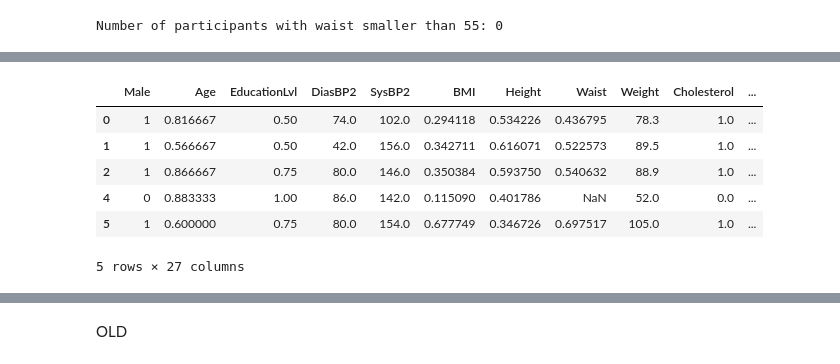
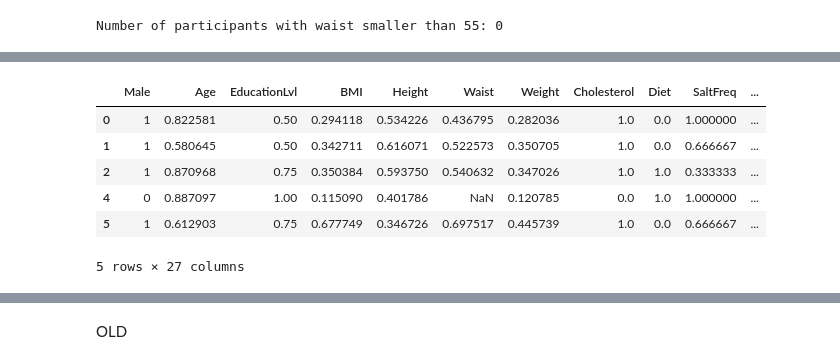
Before and after one commit to samcohen1/HypertensionML, a Jupyter notebook: hypertension_predictor.ipynb, the cells around one changed output, grey strips where cells are left out. Drawn from its saved outputs; the diff is of its cells as text; code cells hidden in the pictures.

```diff
--- a/hypertension_predictor.ipynb
+++ b/hypertension_predictor.ipynb
@@ -420,7 +414,7 @@ For example, when doing 'df[col].method(value, inplace=True)', try using 'df.met
   merged_df['Smoker'].fillna(0, inplace=True)
 # %%
 # Remove rows that do not contain either DiasBP1 and SysBP1 or DiasBP2 and SysBP2
-condition = ((merged_df['DiasBP1'].isnull()) | (merged_df['SysBP1'].isnull())) & ((merged_df['DiasBP2'].isnull()) | (merged_df['SysBP2'].isnull()))
+condition = ((merged_df['DiasBP1'].isnull()) | (merged_df['SysBP1'].isnull())) & ((merged_df['DiasBP2'].isnull()) | (merged_df['SysBP2'].isnull()) & (merged_df['DiasBP3'].isnull()) | (merged_df['SysBP3'].isnull()))
 merged_df = merged_df.drop(merged_df[condition].index)
 # %%
 merged_df.isnull().sum()
@@ -562,0 +519,19 @@ print(merged_df.loc[condition, bp_related_columns])
+# %%
+condition = (
+    (merged_df['AvgSysBP'] > 180) |
+    (merged_df['AvgDiasBP'] > 100)
+)
+
+# Drop the rows where the condition is True
+merged_df = merged_df[~condition]
+# %%
+#May be removed
+condition = (
+    (merged_df['AvgSysBP'] < 80) |
+    (merged_df['AvgDiasBP'] < 45)
+)
+
+# Selecting blood pressure related columns to display
+# Drop the rows where the condition is True
+print(merged_df[condition])
+merged_df = merged_df[~condition]
@@ -569,7 +562,7 @@ scaler = MinMaxScaler()
 # Select numeric columns to normalize
 numeric_columns = merged_df.select_dtypes(include=['float64', 'int64']).columns
 
-features_to_normalise = ['Age', 'BMI', 'Height', 'Waist']
+features_to_normalise = ['Age', 'BMI', 'Height', 'Waist', 'Weight']
 
 # Fit and transform the data
 merged_df[features_to_normalise] = scaler.fit_transform(merged_df[features_to_normalise])
@@ -608,14 +599,15 @@ plt.show()
 # %%
 # Drop SysBP1, SysBP2, DiasBP1, and DiasBP2 columns
-merged_df.drop(columns=['SysBP1', 'DiasBP1'], inplace=True)
+# Droping all readings except for avg
+merged_df.drop(columns=['SysBP1', 'DiasBP1', 'SysBP2', 'DiasBP2', 'SysBP3', 'DiasBP3'], inplace=True)
 merged_df.head()
 # %% [output]
-|  | Male | Age | EducationLvl | DiasBP2 | SysBP2 | BMI | Height | Waist | Weight | Cholesterol | ... |
-| 0 | 1 | 0.816667 | 0.50 | 74.0 | 102.0 | 0.294118 | 0.534226 | 0.436795 | 78.3 | 1.0 | ... |
-| 1 | 1 | 0.566667 | 0.50 | 42.0 | 156.0 | 0.342711 | 0.616071 | 0.522573 | 89.5 | 1.0 | ... |
-| 2 | 1 | 0.866667 | 0.75 | 80.0 | 146.0 | 0.350384 | 0.593750 | 0.540632 | 88.9 | 1.0 | ... |
-| 4 | 0 | 0.883333 | 1.00 | 86.0 | 142.0 | 0.115090 | 0.401786 | NaN | 52.0 | 0.0 | ... |
-| 5 | 1 | 0.600000 | 0.75 | 80.0 | 154.0 | 0.677749 | 0.346726 | 0.697517 | 105.0 | 1.0 | ... |
+|  | Male | Age | EducationLvl | BMI | Height | Waist | Weight | Cholesterol | Diet | SaltFreq | ... |
+| 0 | 1 | 0.822581 | 0.50 | 0.294118 | 0.534226 | 0.436795 | 0.282036 | 1.0 | 0.0 | 1.000000 | ... |
+| 1 | 1 | 0.580645 | 0.50 | 0.342711 | 0.616071 | 0.522573 | 0.350705 | 1.0 | 0.0 | 0.666667 | ... |
+| 2 | 1 | 0.870968 | 0.75 | 0.350384 | 0.593750 | 0.540632 | 0.347026 | 1.0 | 1.0 | 0.333333 | ... |
+| 4 | 0 | 0.887097 | 1.00 | 0.115090 | 0.401786 | NaN | 0.120785 | 0.0 | 1.0 | 1.000000 | ... |
+| 5 | 1 | 0.612903 | 0.75 | 0.677749 | 0.346726 | 0.697517 | 0.445739 | 1.0 | 0.0 | 0.666667 | ... |
 5 rows × 27 columns
 # %%
 # Drop all rows that have null values in them
```
Also changed, not shown: parts of 39 cells of this notebook.
